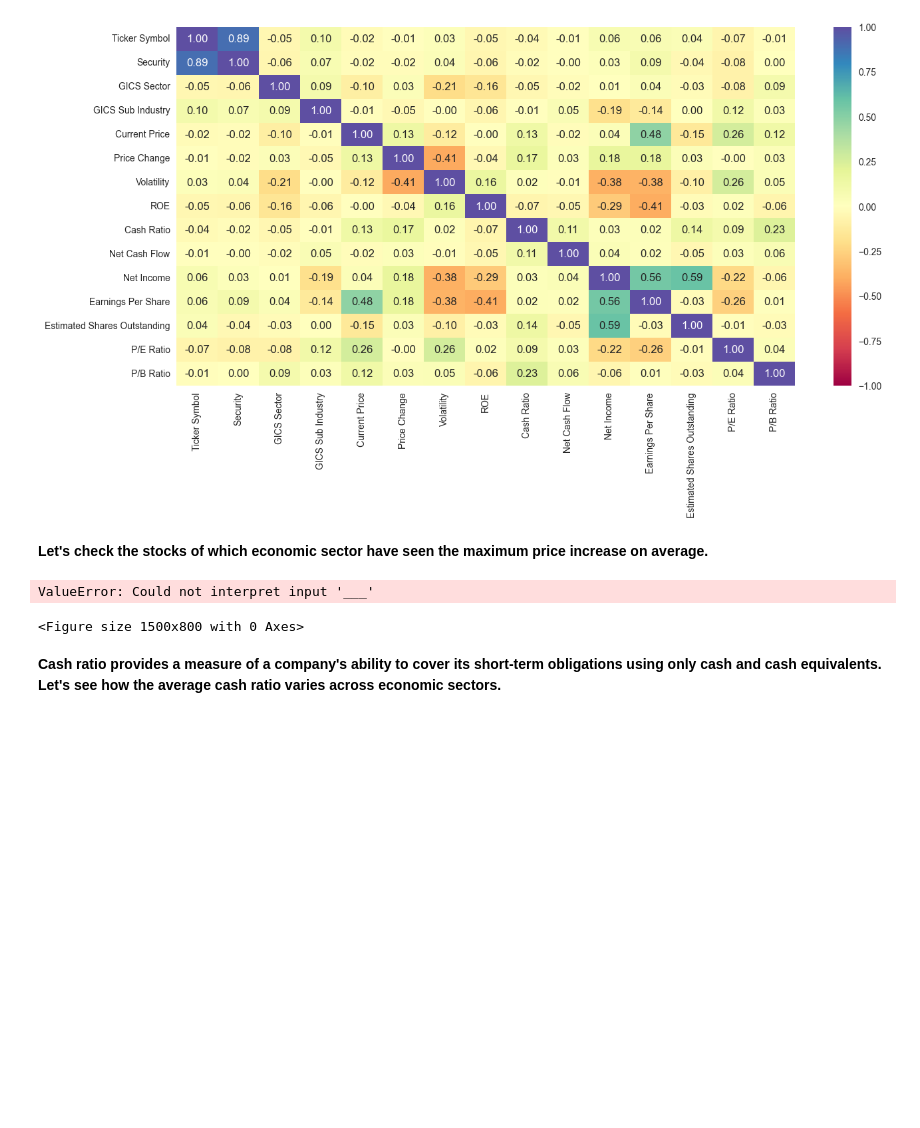
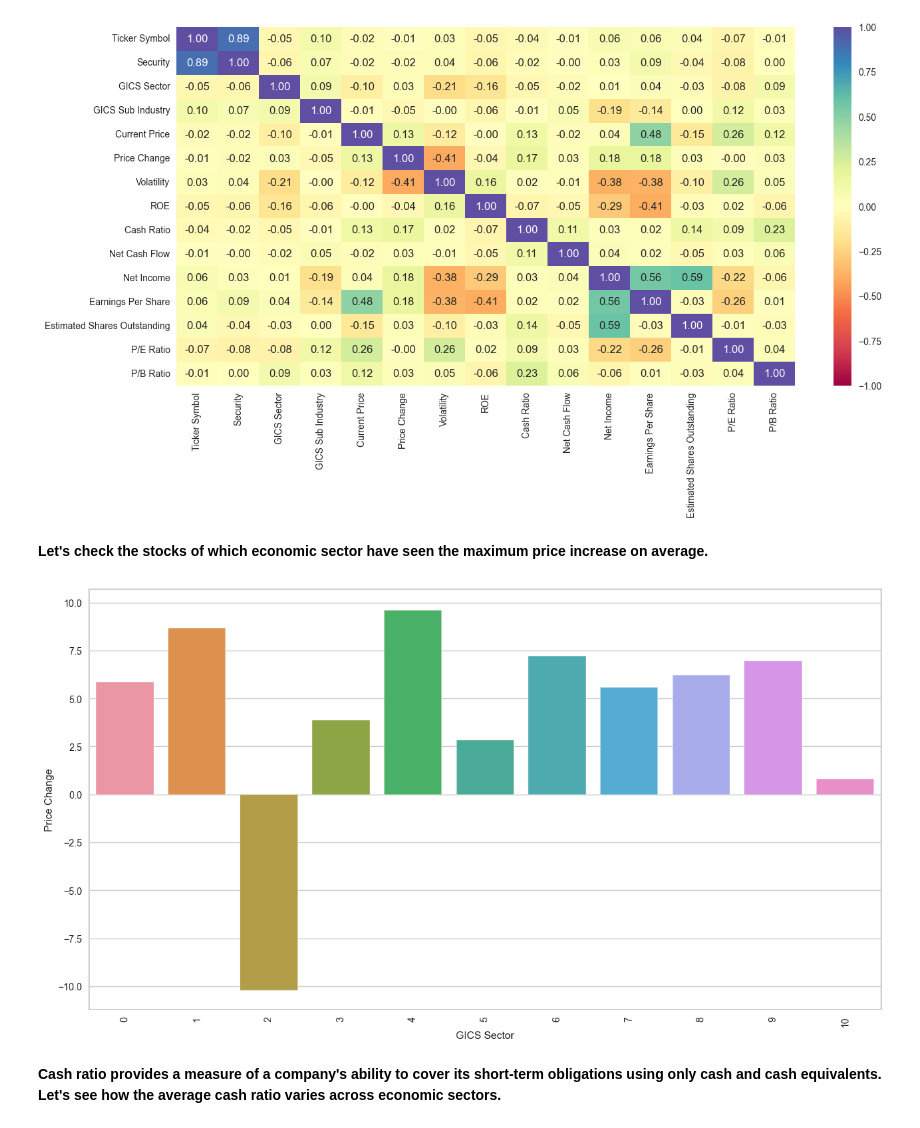
Before and after one commit to CoderSales/unsupervised-learning-clustering, a Jupyter notebook: notebooks/USL_Project_LearnerNotebook_LowCode%28v1.1%29.ipynb, the cells around one changed output. Cells and saved outputs as stored; diff of their text form; code cells hidden in the pictures; blank space fills up the shorter version.

```diff
--- a/notebooks/USL_Project_LearnerNotebook_LowCode%28v1.1%29.ipynb
+++ b/notebooks/USL_Project_LearnerNotebook_LowCode%28v1.1%29.ipynb
@@ -519,12 +519,11 @@ plt.show()
 **Let's check the stocks of which economic sector have seen the maximum price increase on average.**
 # %%
 plt.figure(figsize=(15,8))
-sns.barplot(data=df, x='___', y='___', ci=False)  ## Complete the code to choose the right variables
+sns.barplot(data=df, x=df['GICS Sector'], y=df['Price Change'], ci=False)  ## Complete the code to choose the right variables
 plt.xticks(rotation=90)
 plt.show()
 # %% [output]
-ValueError: Could not interpret input '___'
-<Figure size 1500x800 with 0 Axes>
+[figure, added]
 # %% [markdown]
 **Cash ratio provides a measure of a company's ability to cover its short-term obligations using only cash and cash equivalents. Let's see how the average cash ratio varies across economic sectors.**
 # %%
```
Also changed, not shown: parts of 37 cells of this notebook.
